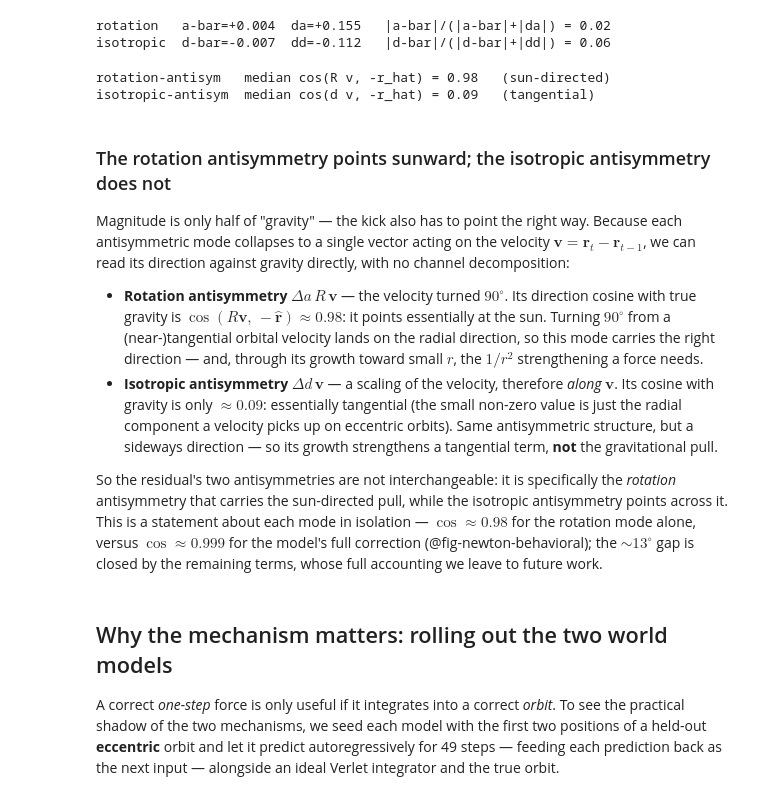
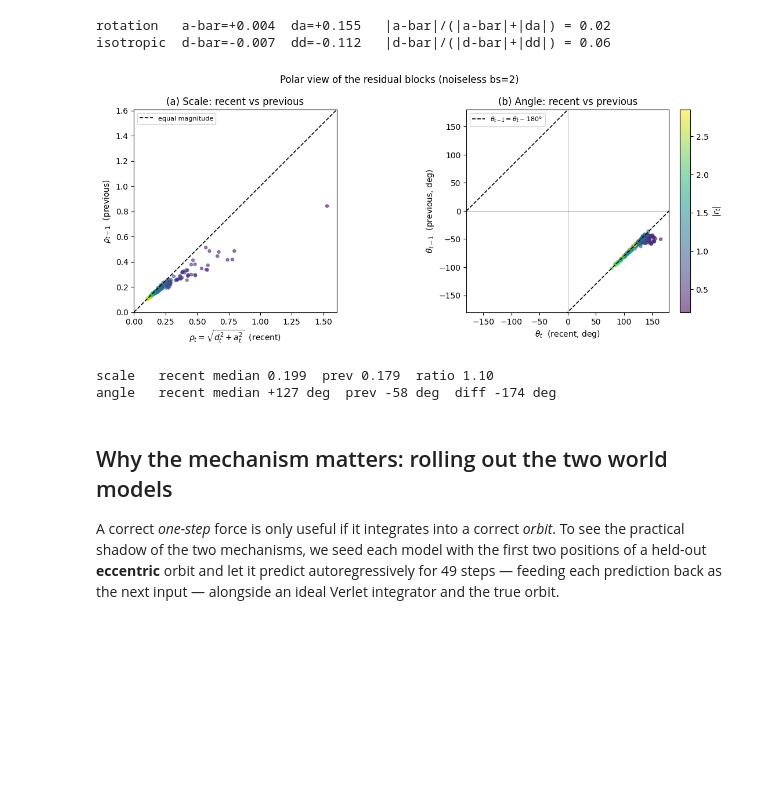
Before and after one commit to Arcadia-Science/world-model-orbits, a Jupyter notebook: index.ipynb, the cells around one changed output. Drawn from its saved outputs; the diff is of its cells as text; code cells hidden in the pictures; blank space fills up the shorter version.

```diff
--- a/index.ipynb
+++ b/index.ipynb
@@ -692,36 +766,47 @@ print(f"isotropic  d-bar={dbar:+.3f}  dd={ddiff:+.3f}   "
 [figure]
 rotation   a-bar=+0.004  da=+0.155   |a-bar|/(|a-bar|+|da|) = 0.02
 isotropic  d-bar=-0.007  dd=-0.112   |d-bar|/(|d-bar|+|dd|) = 0.06
-# %%
-#| code-fold: true
-# Direction test for each antisymmetric mode: the angle its velocity-operator makes
-# with true gravity (-r_hat). No channel decomposition -- just two invariant vectors.
-w_dir = w_match if 'w_match' in globals() else NT.sample_orbit_windows(
-            BLOCK_SIZE, N_WINDOWS, seed=SEED, offset=OFFSET)
-assert len(w_dir) == len(a_r), f"windows {len(w_dir)} vs coeffs {len(a_r)}"
-r_t, r_pr = w_dir[:, -1, :], w_dir[:, -2, :]
-v    = r_t - r_pr
-rhat = r_t / (np.linalg.norm(r_t, axis=1, keepdims=True) + 1e-30)
-R    = np.array([[0., -1.], [1., 0.]])
-
-Rv      = v @ R.T                              # rotation antisym: velocity turned 90 deg
-dv      = ((d_r - d_p) / 2)[:, None] * v       # isotropic antisym: velocity scaled (along v)
-cos_rot = np.median((Rv * (-rhat)).sum(1) / (np.linalg.norm(Rv, axis=1) + 1e-30))
-cos_iso = np.median((dv * (-rhat)).sum(1) / (np.linalg.norm(dv, axis=1) + 1e-30))
-print(f"rotation-antisym   median cos(R v, -r_hat) = {cos_rot:.2f}   (sun-directed)")
-print(f"isotropic-antisym  median cos(d v, -r_hat) = {cos_iso:.2f}   (tangential)")
-# %% [output]
-rotation-antisym   median cos(R v, -r_hat) = 0.98   (sun-directed)
-isotropic-antisym  median cos(d v, -r_hat) = 0.09   (tangential)
-# %% [markdown]
-### The rotation antisymmetry points sunward; the isotropic antisymmetry does not
-
-Magnitude is only half of "gravity" — the kick also has to point the right way. Because each antisymmetric mode collapses to a single vector acting on the velocity $\mathbf v = \mathbf r_t - \mathbf r_{t-1}$, we can read its direction against gravity directly, with no channel decomposition:
-
-- **Rotation antisymmetry** $\Delta a\,R\,\mathbf v$ — the velocity turned $90^\circ$. Its direction cosine with true gravity is $\cos(R\mathbf v,\,-\hat{\mathbf r}) \approx 0.98$: it points essentially at the sun. Turning $90^\circ$ from a (near-)tangential orbital velocity lands on the radial direction, so this mode carries the right direction — and, through its growth toward small $r$, the $1/r^2$ strengthening a force needs.
-- **Isotropic antisymmetry** $\Delta d\,\mathbf v$ — a scaling of the velocity, therefore *along* $\mathbf v$. Its cosine with gravity is only $\approx 0.09$: essentially tangential (the small non-zero value is just the radial component a velocity picks up on eccentric orbits). Same antisymmetric structure, but a sideways direction — so its growth strengthens a tangential term, **not** the gravitational pull.
-
-So the residual's two antisymmetries are not interchangeable: it is specifically the *rotation* antisymmetry that carries the sun-directed pull, while the isotropic antisymmetry points across it. This is a statement about each mode in isolation — $\cos \approx 0.98$ for the rotation mode alone, versus $\cos \approx 0.999$ for the model's full correction (@fig-newton-behavioral); the $\sim\!13^\circ$ gap is closed by the remaining terms, whose full accounting we leave to future work.
+# %%
+#| code-fold: true
+# Polar view of each block's scaled-rotation: magnitude rho = sqrt(d^2+a^2), angle theta = atan2(a,d).
+# Plot recent vs previous for each, mirroring the (b)/(c) Cartesian scatters.
+rho_r = np.sqrt(d_r**2 + a_r**2); th_r = np.degrees(np.arctan2(a_r, d_r))
+rho_p = np.sqrt(d_p**2 + a_p**2); th_p = np.degrees(np.arctan2(a_p, d_p))
+
+fig, (axM, axA) = plt.subplots(1, 2, figsize=(11.5, 4.9))
+
+# magnitude: recent vs previous
+axM.axhline(0, color='gray', lw=.5); axM.axvline(0, color='gray', lw=.5)
+lim = 1.05 * max(rho_r.max(), rho_p.max())
+axM.plot([0, lim], [0, lim], 'k--', lw=1.2, label='equal magnitude')
+axM.scatter(rho_r, rho_p, s=13, alpha=.55, c=radius, cmap='viridis')
+axM.set_xlim(0, lim); axM.set_ylim(0, lim); axM.set_aspect('equal')
+axM.set_xlabel(r'$\rho_t=\sqrt{d_t^2+a_t^2}$  (recent)')
+axM.set_ylabel(r'$\rho_{t-1}$  (previous)')
+axM.set_title('(a) Scale: recent vs previous'); axM.legend(fontsize=8, loc='upper left')
+
+# angle: recent vs previous, with the theta_prev = theta_recent - 180 reference
+axA.axhline(0, color='gray', lw=.5); axA.axvline(0, color='gray', lw=.5)
+xs = np.linspace(-180, 180, 10)
+axA.plot(xs, ((xs - 180 + 180) % 360) - 180, 'k--', lw=1.0, alpha=0)  # (placeholder to keep limits)
+axA.plot(xs, xs - 180, 'k--', lw=1.2, label=r'$\theta_{t-1}=\theta_t-180°$')
+axA.plot(xs, xs + 180, 'k--', lw=1.2)                                 # wrap partner
+sc = axA.scatter(th_r, th_p, s=13, alpha=.55, c=radius, cmap='viridis')
+axA.set_xlim(-180, 180); axA.set_ylim(-180, 180); axA.set_aspect('equal')
+axA.set_xlabel(r'$\theta_t$  (recent, deg)'); axA.set_ylabel(r'$\theta_{t-1}$  (previous, deg)')
+axA.set_title('(b) Angle: recent vs previous'); axA.legend(fontsize=8, loc='upper left')
+fig.colorbar(sc, ax=axA, fraction=.046, pad=.04, label=r'$|r_t|$')
+
+fig.suptitle('Polar view of the residual blocks (noiseless bs=2)', fontsize=12)
+fig.tight_layout(); plt.show()
+
+print(f"scale   recent median {np.median(rho_r):.3f}  prev {np.median(rho_p):.3f}  ratio {np.median(rho_r/rho_p):.2f}")
+print(f"angle   recent median {np.median(th_r):+.0f} deg  prev {np.median(th_p):+.0f} deg  "
+      f"diff {np.median(((th_r-th_p+180)%360)-180):+.0f} deg")
+# %% [output]
+[figure, added]
+scale   recent median 0.199  prev 0.179  ratio 1.10
+angle   recent median +127 deg  prev -58 deg  diff -174 deg
 # %% [markdown]
 ## Why the mechanism matters: rolling out the two world models
 
```
Also changed, not shown: parts of 12 cells of this notebook.
